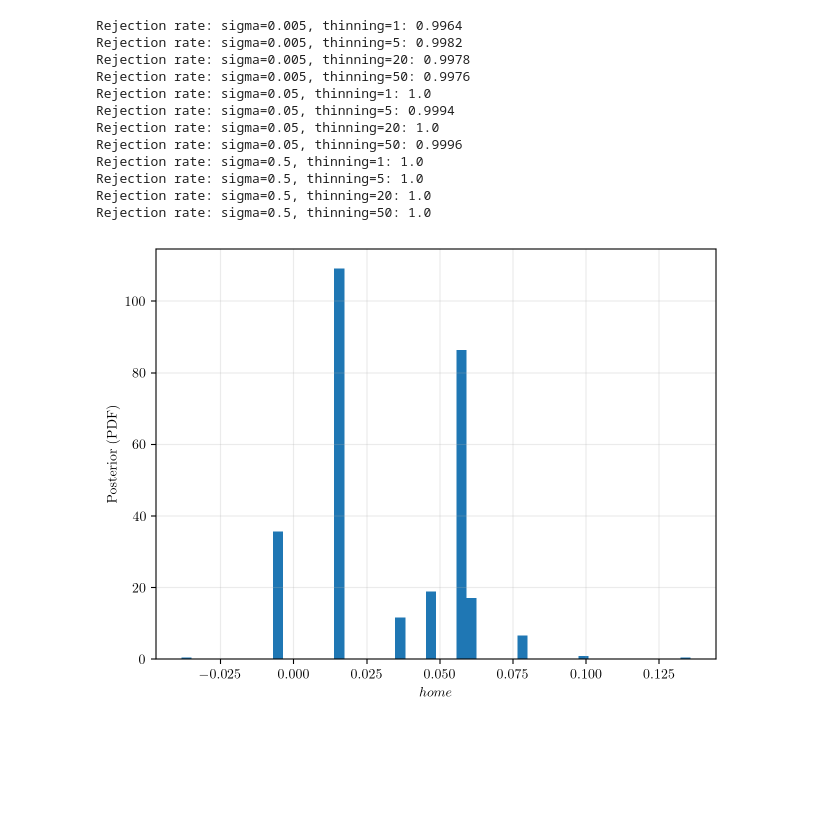
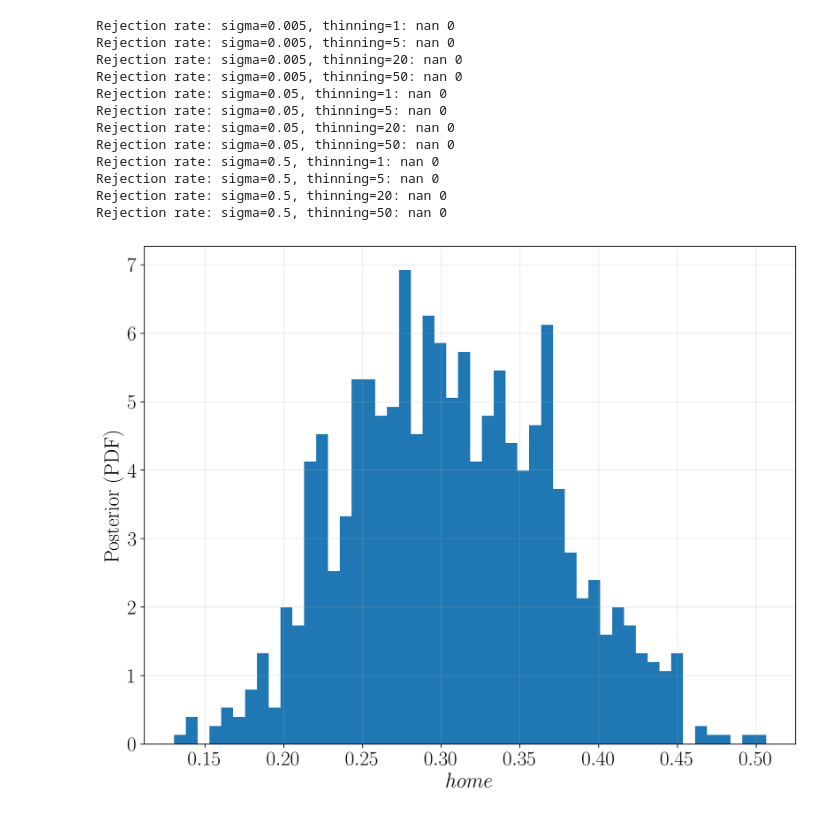
Before and after one commit to erik-norlin/SSY316-Advanced-Probabilistic-Machine-Learning, a Jupyter notebook: take-home-exam/Q2/Q2_notebook.ipynb, the cells around one changed output. Cells and saved outputs as stored; diff of their text form; code cells hidden in the pictures; blank space fills up the shorter version.

```diff
--- a/take-home-exam/Q2/Q2_notebook.ipynb
+++ b/take-home-exam/Q2/Q2_notebook.ipynb
@@ -22,11 +30,11 @@ def enforce_corner_constraint(theta, n_teams):
 
 def propose_samples(current, sigma):
     I = np.eye(current.shape[0])
-    proposal = np.random.multivariate_normal(current, sigma*I)
+    proposal = np.random.multivariate_normal(current, cov=I*sigma**2)
     return proposal
 
 def compute_hyper_prior_probabilities(eta):
-    tau1 = 1/0.0001
+    tau1 = 0.0001
     alpha = beta = 0.1
 
     mu_attack_logprob = st.norm(0, 1/np.sqrt(tau1)).logpdf(eta[0])
@@ -38,20 +46,20 @@ def compute_hyper_prior_probabilities(eta):
     return eta_logprob
 
 def compute_prior_probabilities(eta, theta, n_teams):
-    tau0 = 1/0.0001
+    tau0 = 0.0001
 
-    mu_att = eta[0]
-    mu_def = eta[1]
-    tau_att = eta[2]
-    tau_def = eta[3]
+    mu_attack = eta[0]
+    mu_defense = eta[1]
+    tau_attack = eta[2]
+    tau_defense = eta[3]
 
     home = theta[-1]
     attack = theta[:n_teams]
     defense = theta[n_teams:-1]
 
     home_logprob = st.norm(0, 1/np.sqrt(tau0)).logpdf(home)
-    attack_logprob = st.norm(mu_att, 1/np.sqrt(tau_att)).logpdf(attack)
-    defense_logprob = st.norm(mu_def, 1/np.sqrt(tau_def)).logpdf(defense)
+    attack_logprob = st.norm(mu_attack, 1/np.sqrt(tau_attack)).logpdf(attack)
+    defense_logprob = st.norm(mu_defense, 1/np.sqrt(tau_defense)).logpdf(defense)
 
     theta_prob = home_logprob + np.sum(attack_logprob + defense_logprob)
     return theta_prob
@@ -92,7 +100,7 @@ def metropolis_hastings(n_its, sigma, dataf, thinning, burn_in):
     samples = []
     rejection = []
 
-    for t in range(n_its):
+    for t in trange(n_its):
 
         eta_proposal = propose_samples(eta_current, sigma)
         theta_proposal = enforce_corner_constraint(propose_samples(theta_current, sigma), n_teams)
@@ -103,19 +111,16 @@ def metropolis_hastings(n_its, sigma, dataf, thinning, burn_in):
 
         u = np.random.uniform()
         if np.log(u) < acceptance_logprob:
-            eta_current = eta_proposal
-            theta_current = theta_proposal
+            eta_current = eta_proposal.copy()
+            theta_current = theta_proposal.copy()
             rejection.append(0)
         else:
             rejection.append(1)
 
         if (t % thinning == 0) and (t > burn_in):
-            # samples.append([eta_current.copy(), theta_current.copy()])
-            samples.append(theta_current[-1].copy())
+            samples.append(theta_current.copy())
 
-        print(f'Iteration {t+1}/{n_its}', end='\r') if (t+1) % 10 == 0 else None
-
-    return samples, rejection
+    return np.array(samples), np.array(rejection)
 # %%
 n_its = 10000
 sigmas = [0.005, 0.05, 0.5]
@@ -170,32 +198,43 @@ for j in range(len(sigmas)):
 # %%
+t = 0
 for i in range(len(sigmas)):
     for j in range(len(thinning)):
         rejection = np.load(f'samples/rejection_sigma={sigmas[i]}_thinning={thinning[j]}.npy')
+        rejection = rejection_batches[t]
         rejection = rejection[5000:]
-        print(f'Rejection rate: sigma={sigmas[i]}, thinning={thinning[j]}:', np.mean(rejection))
+        print(f'Rejection rate: sigma={sigmas[i]}, thinning={thinning[j]}:', np.mean(rejection), len(rejection))
+        t += 1
 # %% [output]
-Rejection rate: sigma=0.005, thinning=1: 0.9964
-Rejection rate: sigma=0.005, thinning=5: 0.9982
-Rejection rate: sigma=0.005, thinning=20: 0.9978
-Rejection rate: sigma=0.005, thinning=50: 0.9976
-Rejection rate: sigma=0.05, thinning=1: 1.0
-Rejection rate: sigma=0.05, thinning=5: 0.9994
-Rejection rate: sigma=0.05, thinning=20: 1.0
-Rejection rate: sigma=0.05, thinning=50: 0.9996
-Rejection rate: sigma=0.5, thinning=1: 1.0
-Rejection rate: sigma=0.5, thinning=5: 1.0
-Rejection rate: sigma=0.5, thinning=20: 1.0
-Rejection rate: sigma=0.5, thinning=50: 1.0
+Rejection rate: sigma=0.005, thinning=1: nan 0
+Rejection rate: sigma=0.005, thinning=5: nan 0
+Rejection rate: sigma=0.005, thinning=20: nan 0
+Rejection rate: sigma=0.005, thinning=50: nan 0
+Rejection rate: sigma=0.05, thinning=1: nan 0
+Rejection rate: sigma=0.05, thinning=5: nan 0
+Rejection rate: sigma=0.05, thinning=20: nan 0
+Rejection rate: sigma=0.05, thinning=50: nan 0
+Rejection rate: sigma=0.5, thinning=1: nan 0
+Rejection rate: sigma=0.5, thinning=5: nan 0
+Rejection rate: sigma=0.5, thinning=20: nan 0
+Rejection rate: sigma=0.5, thinning=50: nan 0
+# %%
+n_its = 10000
+sigmas = [0.005, 0.05, 0.5]
+thinning = [1, 5, 20, 50]
+burn_in = 5000
+samples, rejection = metropolis_hastings(n_its, sigmas[1], dataf, thinning[1], burn_in)
+samples = np.array(samples)
 # %%
-home = np.load(f'samples/home_sigma={sigmas[1]}_thinning={thinning[1]}.npy')
+home = samples[:,-1]
+
 fig = plt.figure()
 plt.hist(home, bins=50, density=True)
 plt.xlabel('$home$')
 plt.ylabel('Posterior (PDF)')
 plt.grid(True, alpha=0.25)
 fig.tight_layout()
-fig.savefig(f'report-images/home_hist.png', dpi=300)
+# fig.savefig(f'report-images/home_hist.png', dpi=300)
 plt.show()
 # %% [output]
-[figure, old version]
+[figure, new version]
 # %%
```
Also changed, not shown: parts of 6 cells of this notebook, 43 other files.
